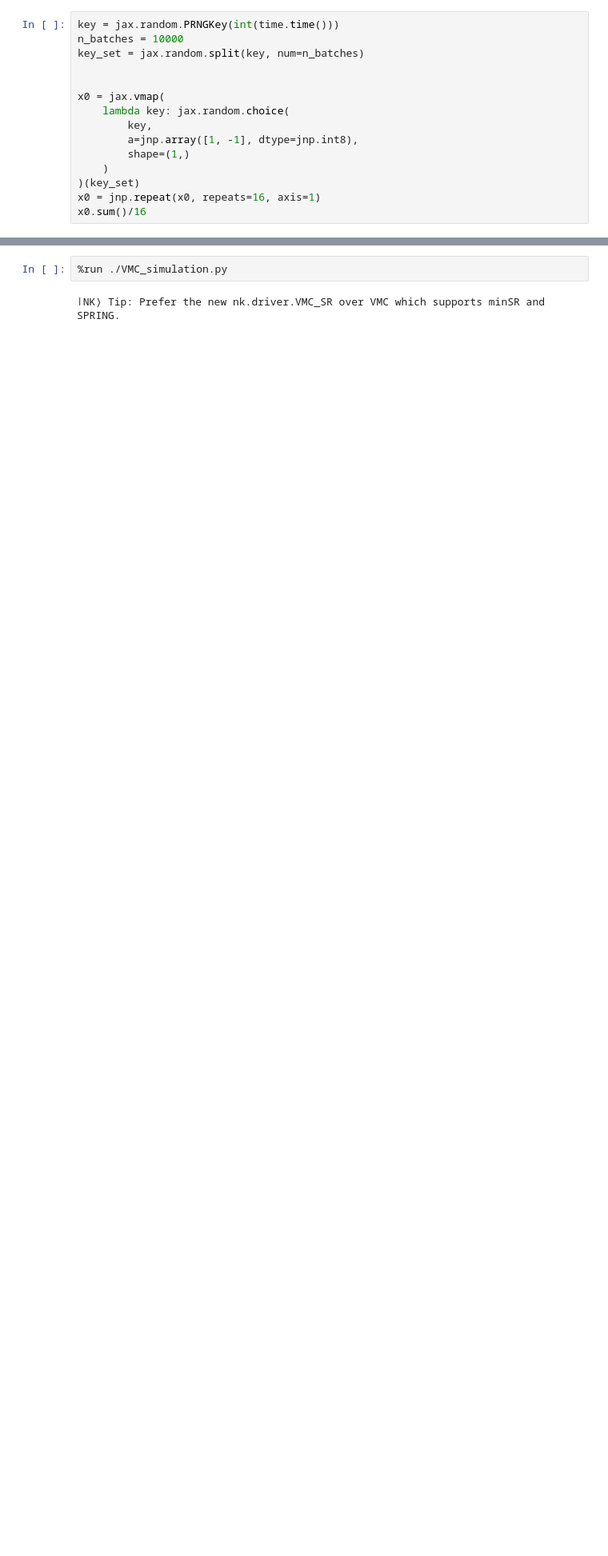
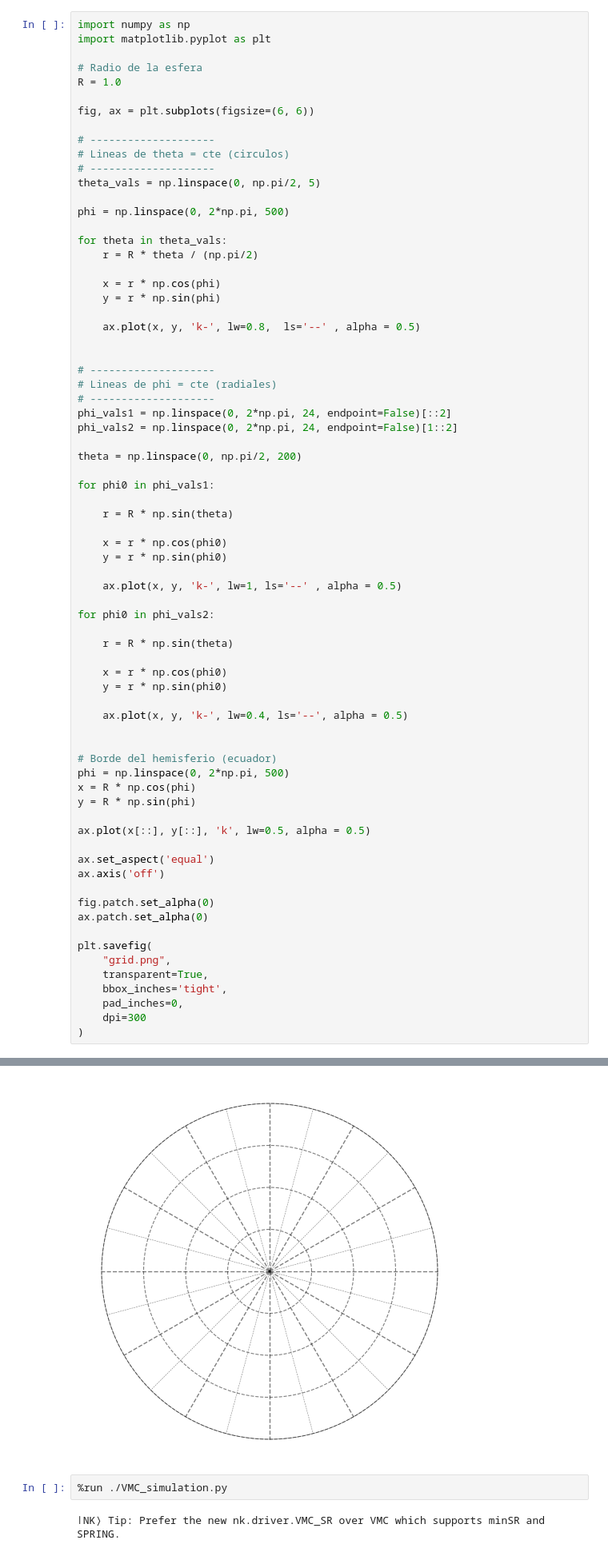
Before and after one commit to IvanHuarte/NNs, a Jupyter notebook: experiment.ipynb, the cells around one changed output, grey strips where cells are left out. Shown at 80% size. Drawn from its saved outputs; the diff is of its cells as text; blank space fills up the shorter version.

```diff
--- a/experiment.ipynb
+++ b/experiment.ipynb
@@ -39,16 +38,73 @@ from NN_module.ST_utils import print_tree
 # %%
-key = jax.random.PRNGKey(int(time.time()))
-n_batches = 10000
-key_set = jax.random.split(key, num=n_batches)
+import numpy as np
+import matplotlib.pyplot as plt
+
+# Radio de la esfera
+R = 1.0
+
+fig, ax = plt.subplots(figsize=(6, 6))
+
+# --------------------
+# Lineas de theta = cte (circulos)
+# --------------------
+theta_vals = np.linspace(0, np.pi/2, 5)
+
+phi = np.linspace(0, 2*np.pi, 500)
+
+for theta in theta_vals:
+    r = R * theta / (np.pi/2)
+
+    x = r * np.cos(phi)
+    y = r * np.sin(phi)
+
+    ax.plot(x, y, 'k-', lw=0.8,  ls='--' , alpha = 0.5)
 
 
-x0 = jax.vmap(
-    lambda key: jax.random.choice(
-        key,
-        a=jnp.array([1, -1], dtype=jnp.int8),
-        shape=(1,)
-    )
-)(key_set)
-x0 = jnp.repeat(x0, repeats=16, axis=1)
-x0.sum()/16
+# --------------------
+# Lineas de phi = cte (radiales)
+# --------------------
+phi_vals1 = np.linspace(0, 2*np.pi, 24, endpoint=False)[::2]
+phi_vals2 = np.linspace(0, 2*np.pi, 24, endpoint=False)[1::2]
+
+theta = np.linspace(0, np.pi/2, 200)
+
+for phi0 in phi_vals1:
+
+    r = R * np.sin(theta)
+
+    x = r * np.cos(phi0)
+    y = r * np.sin(phi0)
+
+    ax.plot(x, y, 'k-', lw=1, ls='--' , alpha = 0.5)
+
+for phi0 in phi_vals2:
+
+    r = R * np.sin(theta)
+
+    x = r * np.cos(phi0)
+    y = r * np.sin(phi0)
+
+    ax.plot(x, y, 'k-', lw=0.4, ls='--', alpha = 0.5)
+
+
+# Borde del hemisferio (ecuador)
+phi = np.linspace(0, 2*np.pi, 500)
+x = R * np.cos(phi)
+y = R * np.sin(phi)
+
+ax.plot(x[::], y[::], 'k', lw=0.5, alpha = 0.5)
+
+ax.set_aspect('equal')
+ax.axis('off')
+
+fig.patch.set_alpha(0)
+ax.patch.set_alpha(0)
+
+plt.savefig(
+    "grid.png",
+    transparent=True,
+    bbox_inches='tight',
+    pad_inches=0,
+    dpi=300
+)
 # %% [output]
@@ -56,3 +111,4 @@ Array(-104., dtype=float64)
+[figure, added]
 # %%
 %run ./VMC_simulation.py
 # %% [output]
```
Also changed, not shown: parts of 2 cells of this notebook, 3 other files.
